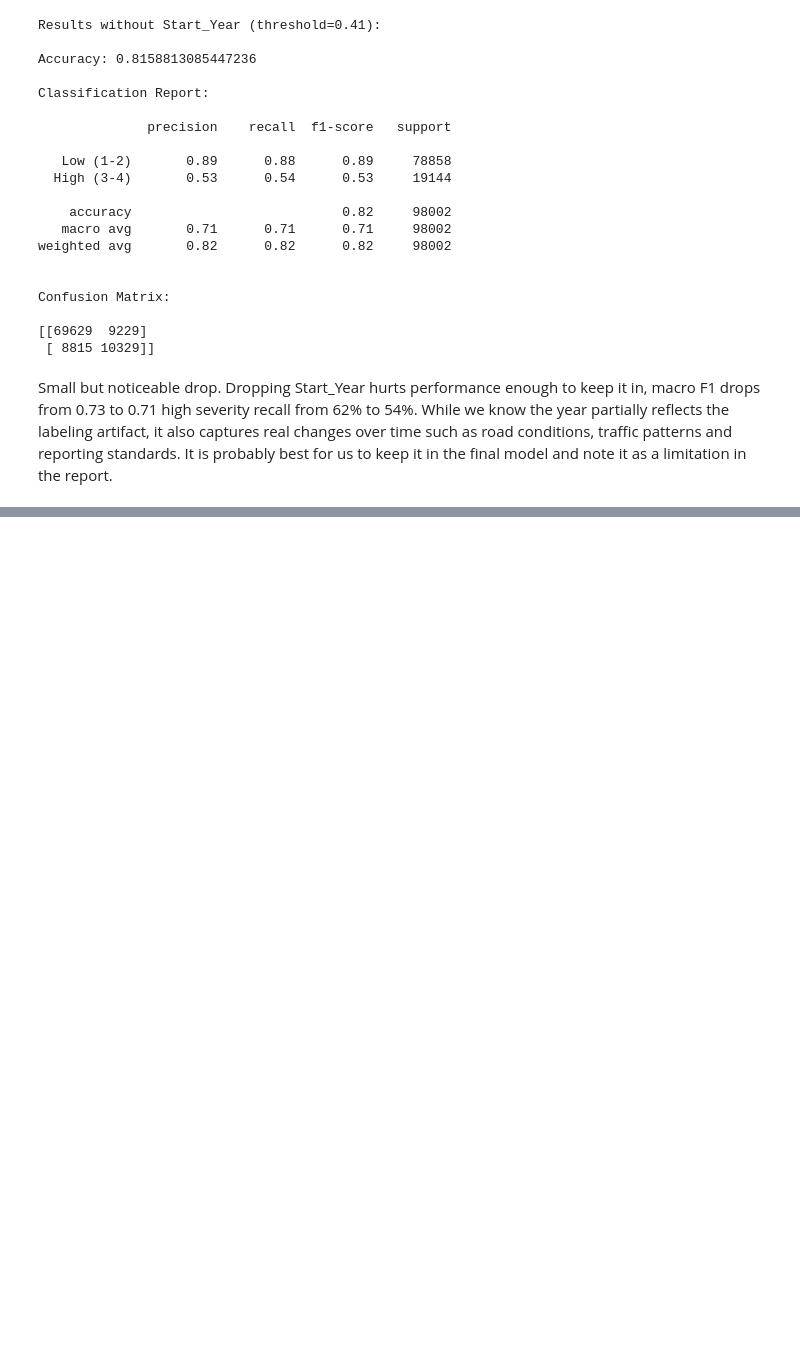
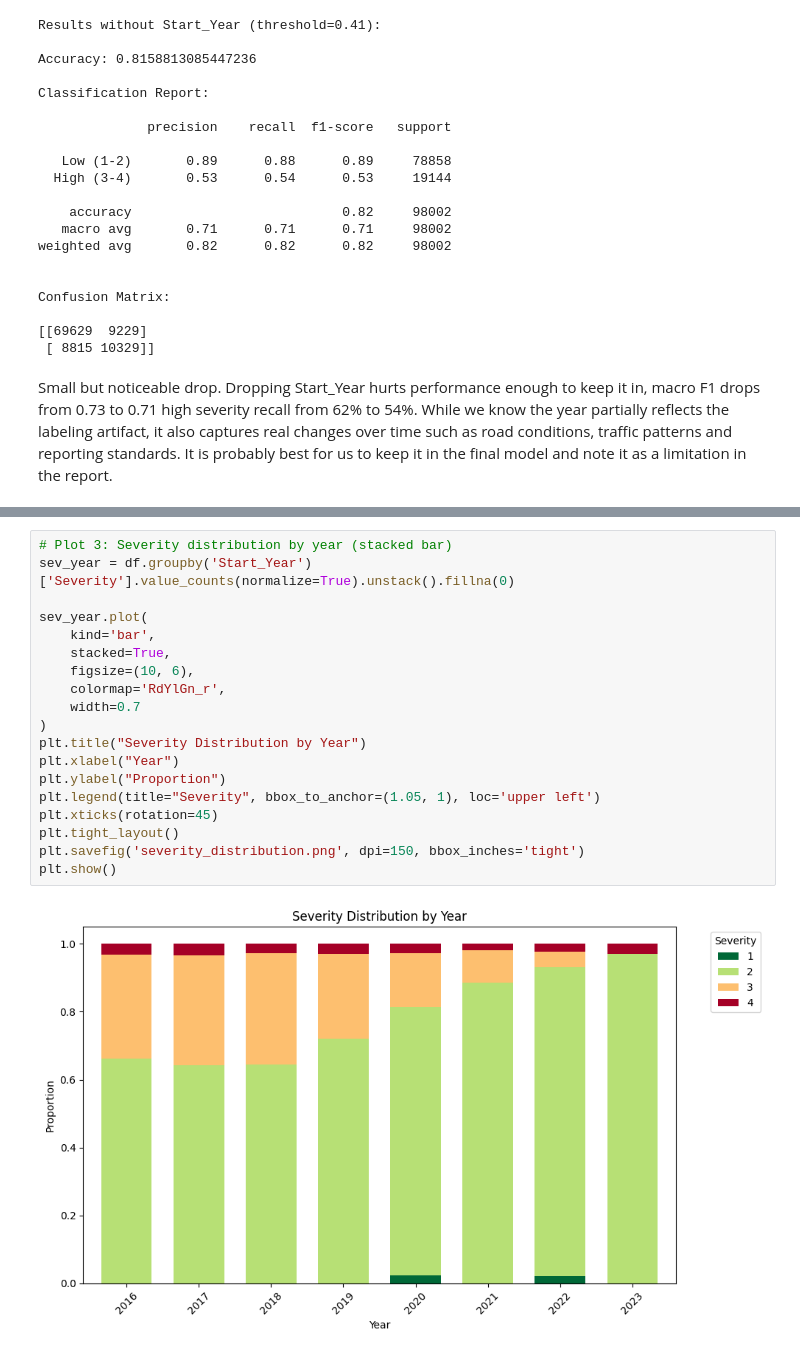
Before and after one commit to Grimur12/Data, a Jupyter notebook: Project/Project v2.ipynb, the cells around one changed output, grey strips where cells are left out. Drawn from its saved outputs; the diff is of its cells as text; blank space fills up the shorter version.

```diff
--- a/Project/Project v2.ipynb
+++ b/Project/Project v2.ipynb
@@ -1158,0 +1234,21 @@ Small but noticeable drop. Dropping Start_Year hurts performance enough to keep
+# %%
+# Plot 3: Severity distribution by year (stacked bar)
+sev_year = df.groupby('Start_Year')['Severity'].value_counts(normalize=True).unstack().fillna(0)
+
+sev_year.plot(
+    kind='bar',
+    stacked=True,
+    figsize=(10, 6),
+    colormap='RdYlGn_r',
+    width=0.7
+)
+plt.title("Severity Distribution by Year")
+plt.xlabel("Year")
+plt.ylabel("Proportion")
+plt.legend(title="Severity", bbox_to_anchor=(1.05, 1), loc='upper left')
+plt.xticks(rotation=45)
+plt.tight_layout()
+plt.savefig('severity_distribution.png', dpi=150, bbox_inches='tight')
+plt.show()
+# %% [output]
+[figure, added]
```
Also changed, not shown: parts of 6 cells of this notebook.
